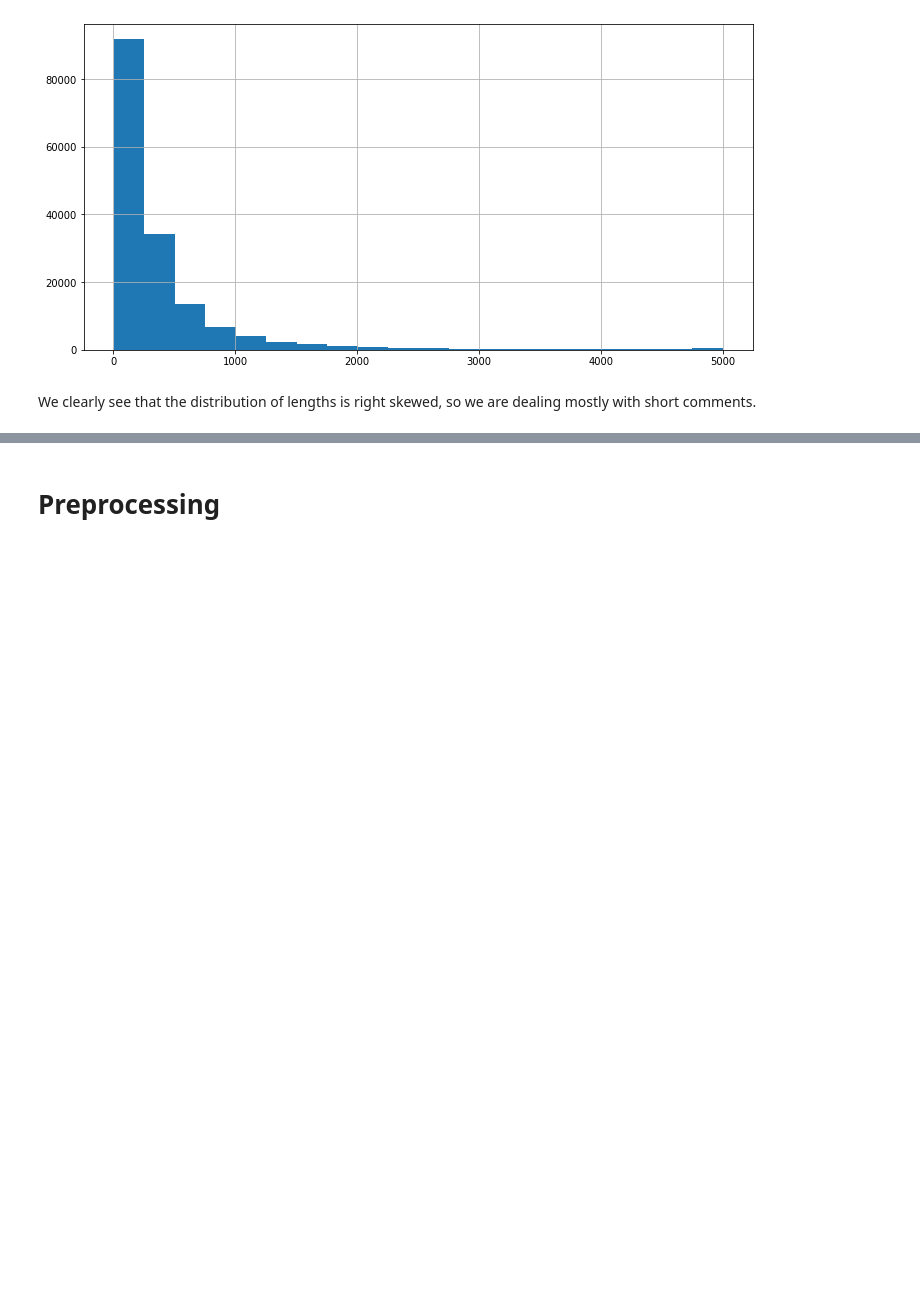
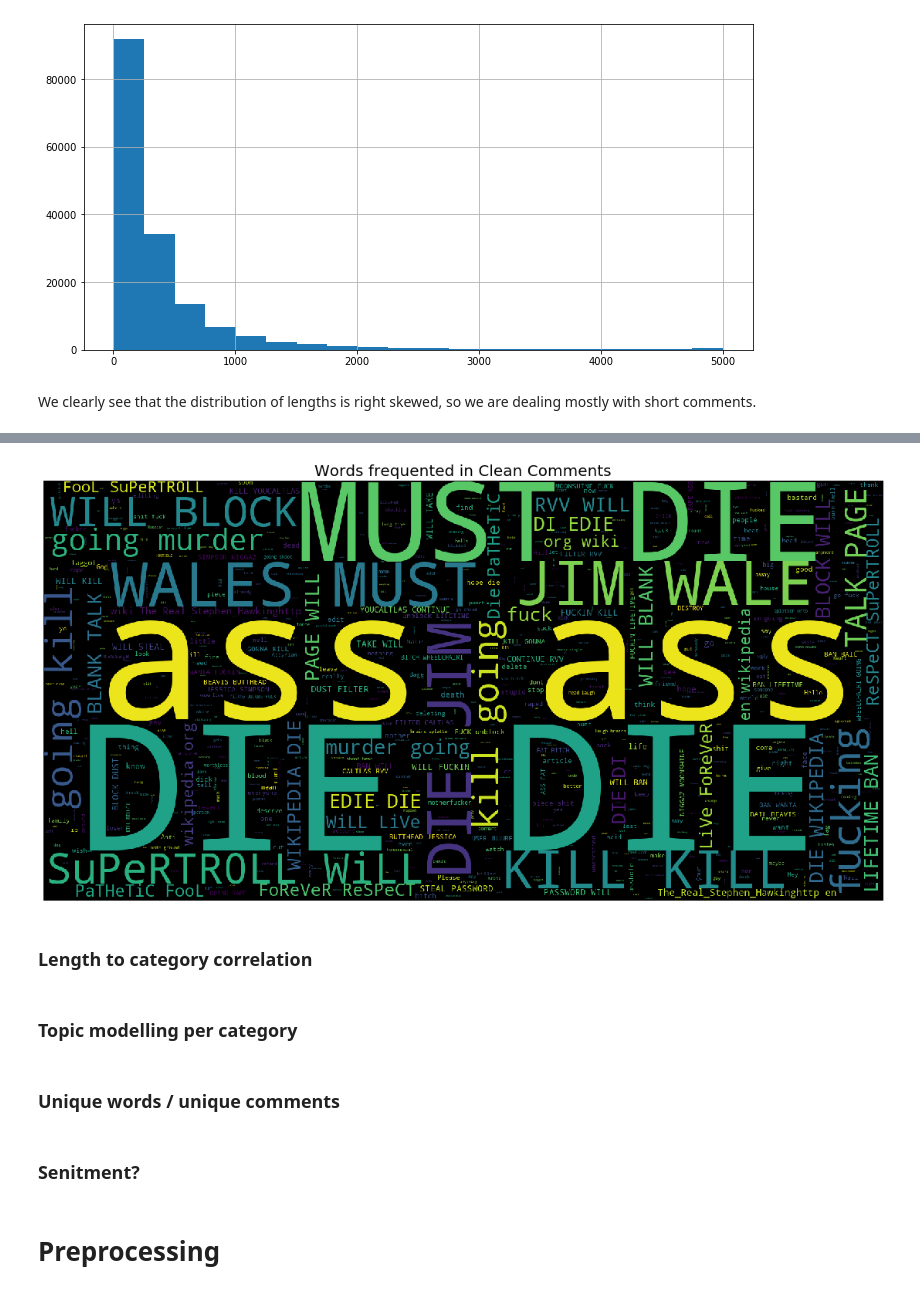
Before and after one commit to blawok/Toxic_Comments_Classification, a Jupyter notebook: toxic_comments_eda.ipynb, the cells around one changed output, grey strips where cells are left out. Saved outputs shown, nothing was run; the diff lists cells and outputs as text; code cells hidden in the pictures; blank space fills up the shorter version.

```diff
--- a/toxic_comments_eda.ipynb
+++ b/toxic_comments_eda.ipynb
@@ -123,2 +150,30 @@ We clearly see that the distribution of lengths is right skewed, so we are deali
+# %%
+stopword=set(STOPWORDS)
+stopword.add('NIGGER')
+stopword.add('JEW')
+# %%
+subset=train[train.threat==1]
+text=subset.comment_text.values
+wc= WordCloud(background_color="black",
+              max_words=2000,
+              stopwords=stopword,
+              width=1600, height=800)
+wc.generate(" ".join(text))
+plt.figure(figsize=(20,10))
+plt.tight_layout(pad=0)
+plt.axis("off")
+plt.title("Words frequented in Clean Comments", fontsize=20)
+plt.imshow(wc)
+plt.show()
+# %% [output]
+[figure, added]
+# %% [markdown]
+### Length to category correlation
+# %% [markdown]
+### Topic modelling per category
+# %% [markdown]
+### Unique words / unique comments
+# %% [markdown]
+### Senitment?
 # %% [markdown]
 # Preprocessing
```
Also changed, not shown: parts of 9 cells of this notebook.
